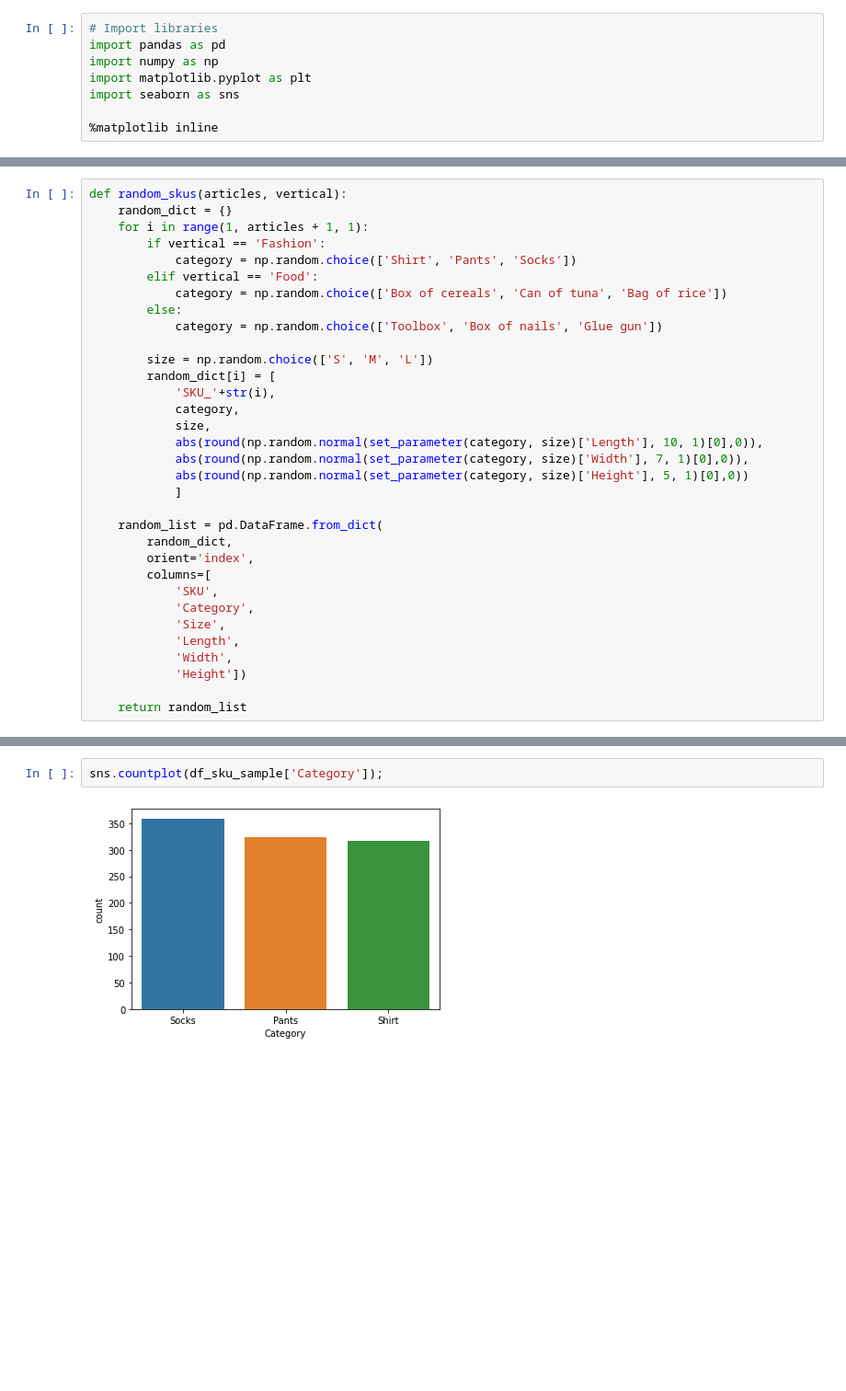
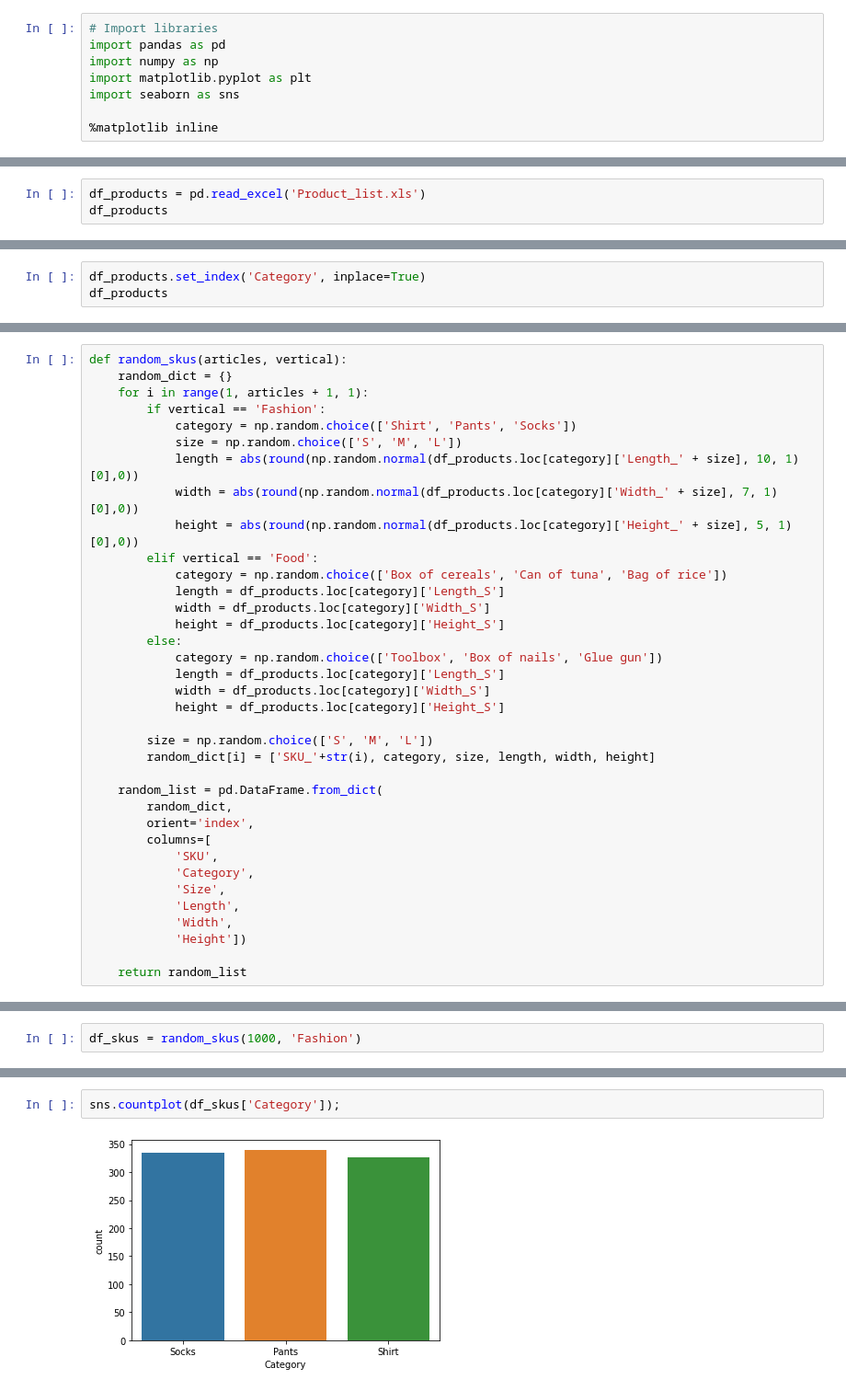
Before and after one commit to LarsTinnefeld/random-operations-generator, a Jupyter notebook: random_generators.ipynb, the cells around one changed output, grey strips where cells are left out. Shown: that part at 92% size. Cells and saved outputs as stored; diff of their text form; blank space fills up the shorter version.

Commit message:
Product table
Type: Code
- SKUs based on vertical selection
- Product table for look up properties

```diff
--- a/random_generators.ipynb
+++ b/random_generators.ipynb
@@ -68,0 +9,3 @@ def set_parameter(category, size):
+# %%
+df_products = pd.read_excel('Product_list.xls')
+df_products
@@ -68,0 +23,3 @@ def set_parameter(category, size):
+# %%
+df_products.set_index('Category', inplace=True)
+df_products
@@ -72,20 +45,23 @@ def random_skus(articles, vertical):
     for i in range(1, articles + 1, 1):
         if vertical == 'Fashion':
             category = np.random.choice(['Shirt', 'Pants', 'Socks'])
+            size = np.random.choice(['S', 'M', 'L'])
+            length = abs(round(np.random.normal(df_products.loc[category]['Length_' + size], 10, 1)[0],0))
+            width = abs(round(np.random.normal(df_products.loc[category]['Width_' + size], 7, 1)[0],0))
+            height = abs(round(np.random.normal(df_products.loc[category]['Height_' + size], 5, 1)[0],0))
         elif vertical == 'Food':
             category = np.random.choice(['Box of cereals', 'Can of tuna', 'Bag of rice'])
+            length = df_products.loc[category]['Length_S']
+            width = df_products.loc[category]['Width_S']
+            height = df_products.loc[category]['Height_S']
         else:
             category = np.random.choice(['Toolbox', 'Box of nails', 'Glue gun'])
+            length = df_products.loc[category]['Length_S']
+            width = df_products.loc[category]['Width_S']
+            height = df_products.loc[category]['Height_S']
 
         size = np.random.choice(['S', 'M', 'L'])
-        random_dict[i] = [
-            'SKU_'+str(i),
-            category,
-            size,
-            abs(round(np.random.normal(set_parameter(category, size)['Length'], 10, 1)[0],0)),
-            abs(round(np.random.normal(set_parameter(category, size)['Width'], 7, 1)[0],0)),
-            abs(round(np.random.normal(set_parameter(category, size)['Height'], 5, 1)[0],0))
-            ]
+        random_dict[i] = ['SKU_'+str(i), category, size, length, width, height]
 
     random_list = pd.DataFrame.from_dict(
         random_dict,
@@ -117,0 +78,2 @@ df_sku_sample
+# %%
+df_skus = random_skus(1000, 'Fashion')
@@ -123,5 +101,5 @@ sns.histplot(df_sku_sample[['Length', 'Width', 'Height']], bins=100);
 # %%
-sns.countplot(df_sku_sample['Category']);
+sns.countplot(df_skus['Category']);
 # %% [output]
-[figure, old version]
+[figure, new version]
 # %%
```
Also changed, not shown: parts of 12 cells of this notebook, 1 other file.
